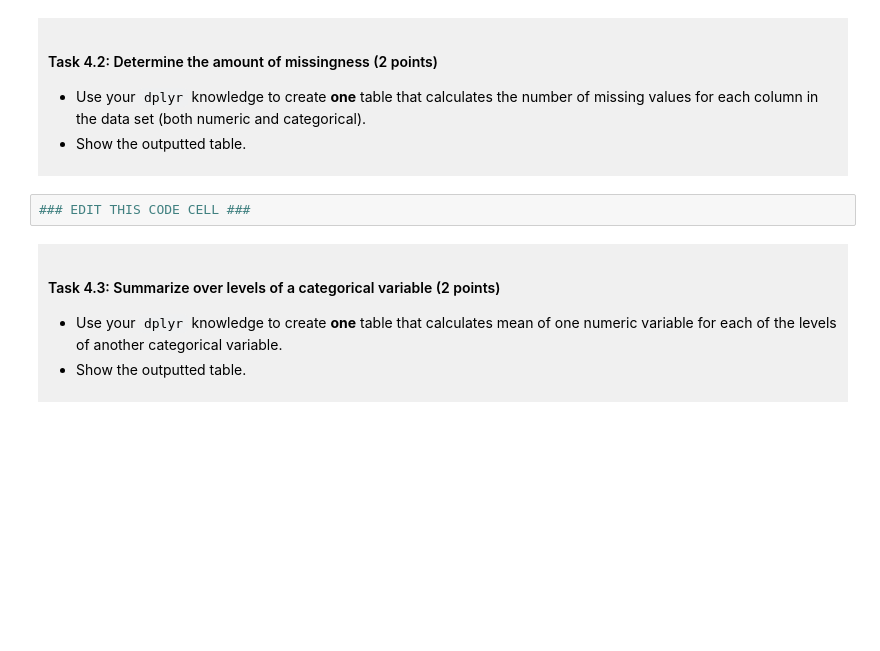
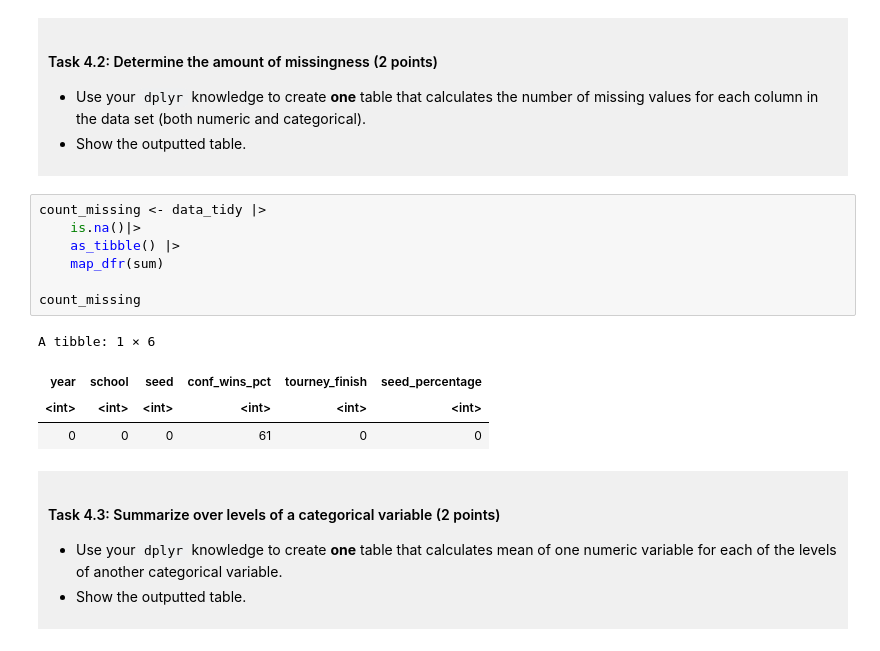
Before and after one commit to tarynluu/dsci-100-project-taryn-lu, a Jupyter notebook: dsci-100-project-notebook.ipynb, the cells around one changed output. Saved outputs shown, nothing was run; the diff lists cells and outputs as text; blank space fills up the shorter version.

```diff
--- a/dsci-100-project-notebook.ipynb
+++ b/dsci-100-project-notebook.ipynb
@@ -289,7 +314,17 @@ You will refine your research question (if needed) and produce a tidy data set.
 - Show the outputted table.
 </div>
 # %%
-### EDIT THIS CODE CELL ###
+count_missing <- data_tidy |>
+    is.na()|>
+    as_tibble() |>
+    map_dfr(sum)
+
+count_missing
+# %% [output]
+A tibble: 1 × 6
+| year | school | seed | conf_wins_pct | tourney_finish | seed_percentage |
+| <int> | <int> | <int> | <int> | <int> | <int> |
+| 0 | 0 | 0 | 61 | 0 | 0 |
 # %% [markdown]
 <div style="background-color: #f0f0f0; padding: 10px;">
 
```
Also changed, not shown: parts of 1 cell of this notebook.
